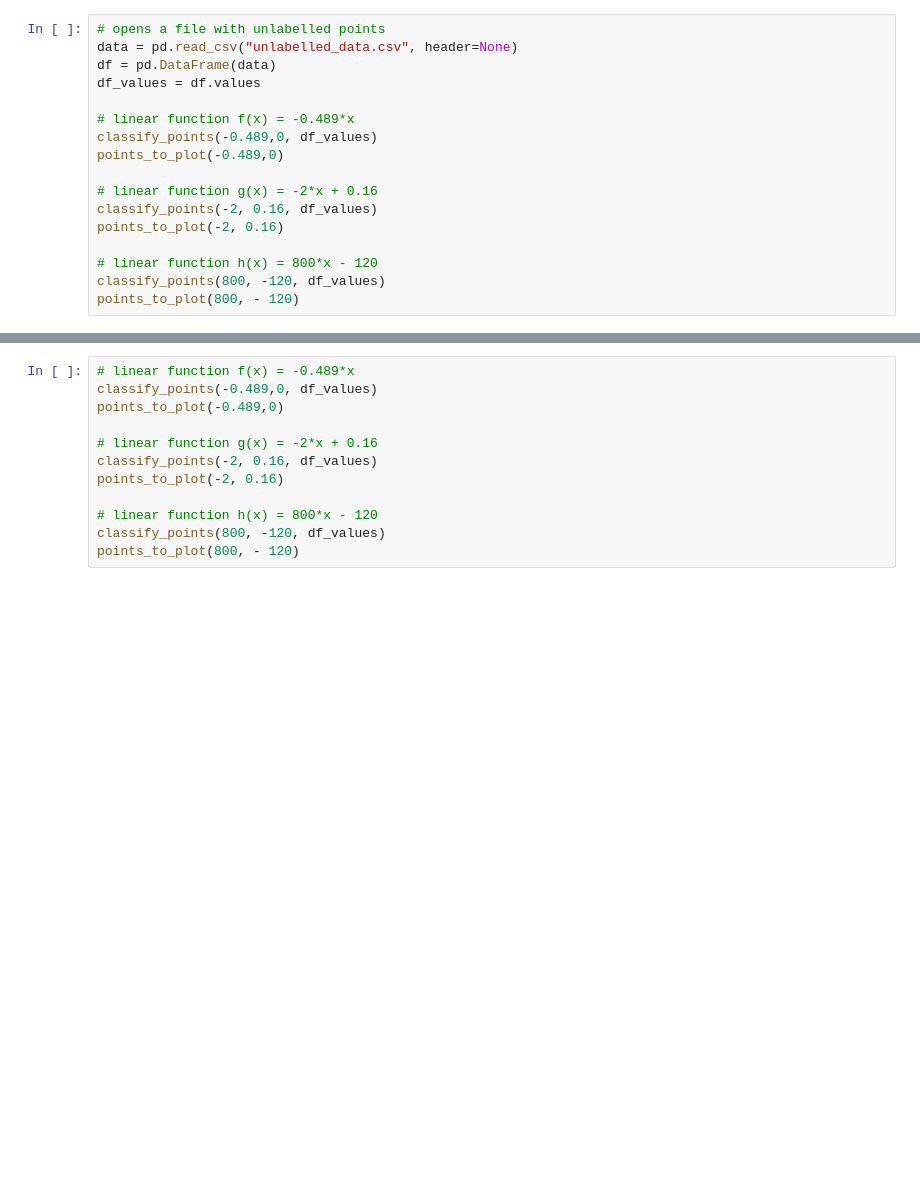
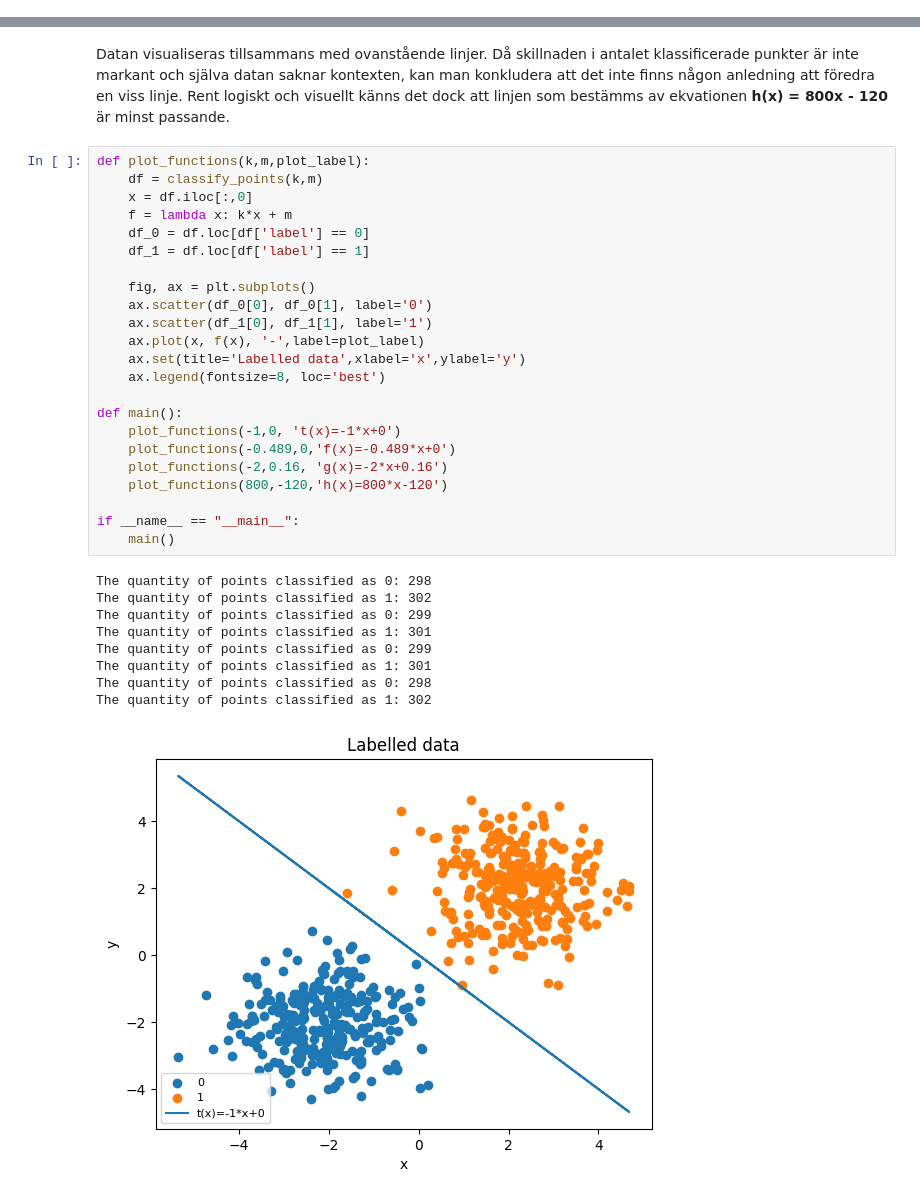
Before and after one commit to KatjaParak/python-programming-Katsiaryna-Parakhnevich, a Jupyter notebook: Labs/Labb_3/Lab3_VG.ipynb, the cells around one changed output, grey strips where cells are left out. Drawn from its saved outputs; the diff is of its cells as text; blank space fills up the shorter version.

```diff
--- a/Labs/Labb_3/Lab3_VG.ipynb
+++ b/Labs/Labb_3/Lab3_VG.ipynb
@@ -95,17 +37,0 @@ def points_to_plot(k,m):
-# %%
-# opens a file with unlabelled points
-data = pd.read_csv("unlabelled_data.csv", header=None)
-df = pd.DataFrame(data)
-df_values = df.values
-
-# linear function f(x) = -0.489*x
-classify_points(-0.489,0, df_values)
-points_to_plot(-0.489,0)
-
-# linear function g(x) = -2*x + 0.16
-classify_points(-2, 0.16, df_values)
-points_to_plot(-2, 0.16)
-
-# linear function h(x) = 800*x - 120
-classify_points(800, -120, df_values)
-points_to_plot(800, - 120)
@@ -122,12 +38,35 @@ Total number of points classified as 1: 302
-# %%
-# linear function f(x) = -0.489*x
-classify_points(-0.489,0, df_values)
-points_to_plot(-0.489,0)
-
-# linear function g(x) = -2*x + 0.16
-classify_points(-2, 0.16, df_values)
-points_to_plot(-2, 0.16)
-
-# linear function h(x) = 800*x - 120
-classify_points(800, -120, df_values)
-points_to_plot(800, - 120)
+# %% [markdown]
+Datan visualiseras tillsammans med ovanstående linjer. Då skillnaden i antalet klassificerade punkter är inte markant och själva datan saknar kontexten, kan man konkludera att det inte finns någon anledning att föredra en viss linje. Rent logiskt och visuellt känns det dock att linjen som bestämms av ekvationen **h(x) = 800x - 120** är minst passande.
+# %%
+def plot_functions(k,m,plot_label):
+    df = classify_points(k,m)
+    x = df.iloc[:,0]
+    f = lambda x: k*x + m
+    df_0 = df.loc[df['label'] == 0]
+    df_1 = df.loc[df['label'] == 1]
+
+    fig, ax = plt.subplots()
+    ax.scatter(df_0[0], df_0[1], label='0')
+    ax.scatter(df_1[0], df_1[1], label='1')
+    ax.plot(x, f(x), '-',label=plot_label)
+    ax.set(title='Labelled data',xlabel='x',ylabel='y')
+    ax.legend(fontsize=8, loc='best')
+
+def main():
+    plot_functions(-1,0, 't(x)=-1*x+0')
+    plot_functions(-0.489,0,'f(x)=-0.489*x+0')
+    plot_functions(-2,0.16, 'g(x)=-2*x+0.16')
+    plot_functions(800,-120,'h(x)=800*x-120')
+
+if __name__ == "__main__":
+    main()
+# %% [output]
+The quantity of points classified as 0: 298
+The quantity of points classified as 1: 302
+The quantity of points classified as 0: 299
+The quantity of points classified as 1: 301
+The quantity of points classified as 0: 299
+The quantity of points classified as 1: 301
+The quantity of points classified as 0: 298
+The quantity of points classified as 1: 302
+[figure, added]
```
Also changed, not shown: parts of 5 cells of this notebook.
